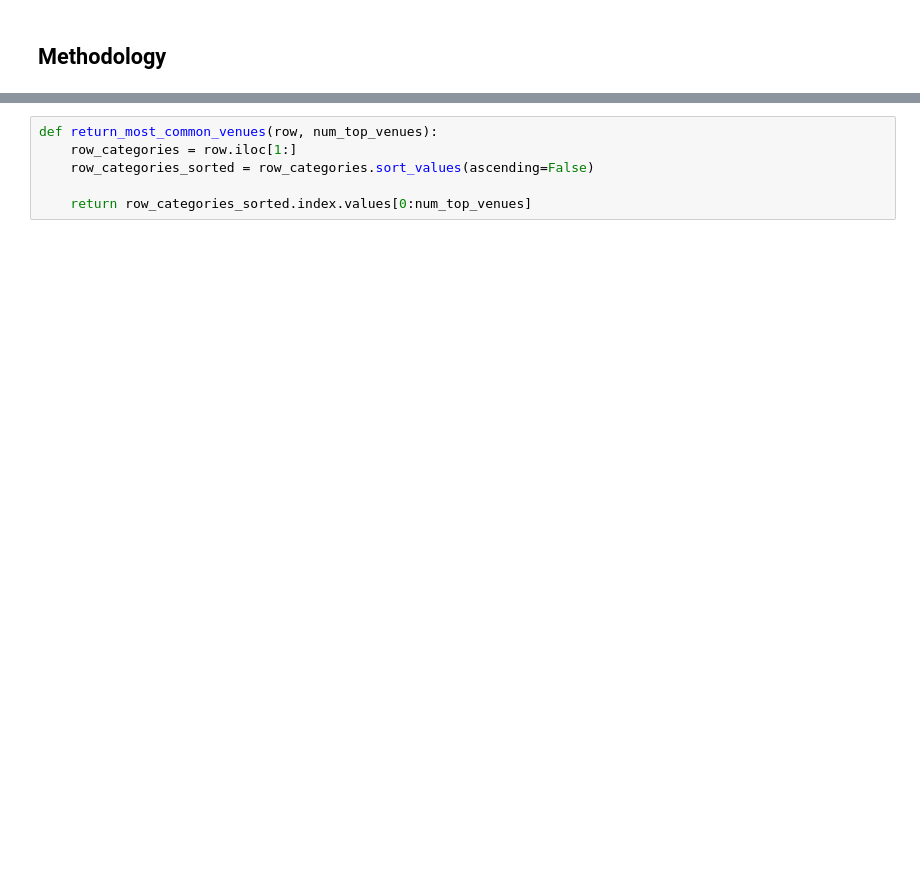
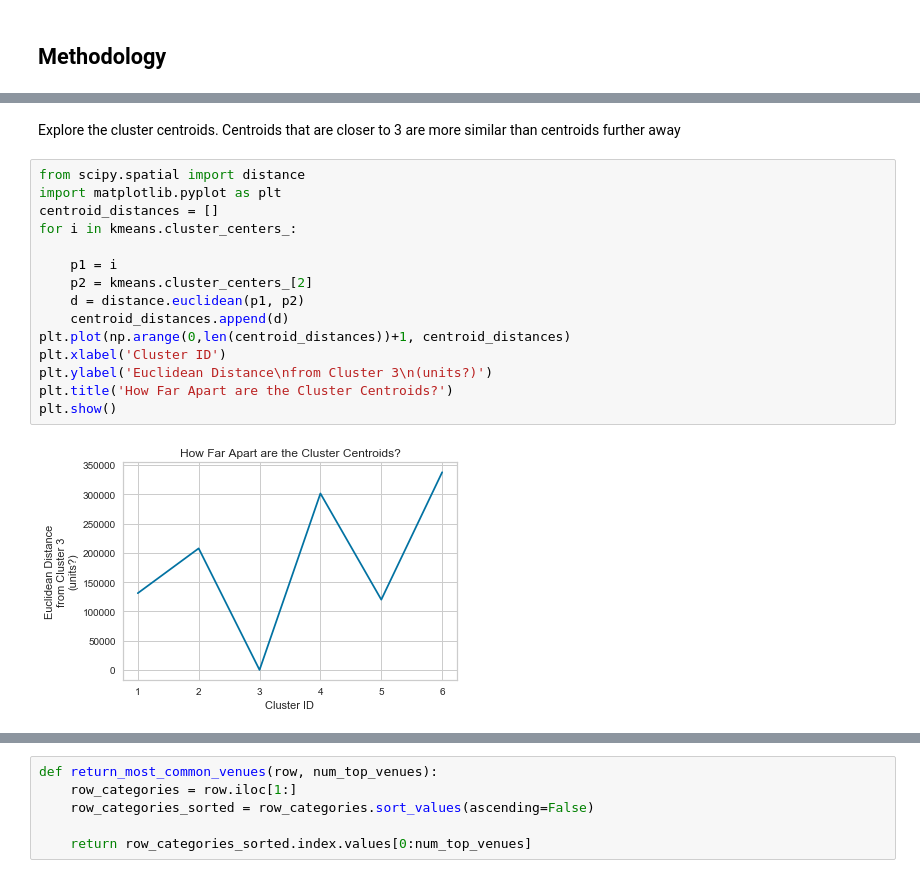
Before and after one commit to aaronoldre/coursera_applied_data_science, a Jupyter notebook: 9 applied_data_science/Capstone - Battle of the Neighborhoods.ipynb, the cells around one changed output, grey strips where cells are left out. Saved outputs shown, nothing was run; the diff lists cells and outputs as text; blank space fills up the shorter version.

```diff
--- a/9 applied_data_science/Capstone - Battle of the Neighborhoods.ipynb
+++ b/9 applied_data_science/Capstone - Battle of the Neighborhoods.ipynb
@@ -311,0 +463,19 @@ all_cities_grouped
+# %% [markdown]
+Explore the cluster centroids. Centroids that are closer to 3 are more similar than centroids further away
+# %%
+from scipy.spatial import distance
+import matplotlib.pyplot as plt
+centroid_distances = []
+for i in kmeans.cluster_centers_:
+
+    p1 = i
+    p2 = kmeans.cluster_centers_[2]
+    d = distance.euclidean(p1, p2)
+    centroid_distances.append(d)
+plt.plot(np.arange(0,len(centroid_distances))+1, centroid_distances)
+plt.xlabel('Cluster ID')
+plt.ylabel('Euclidean Distance\nfrom Cluster 3\n(units?)')
+plt.title('How Far Apart are the Cluster Centroids?')
+plt.show()
+# %% [output]
+[figure, added]
```
Also changed, not shown: parts of 96 cells of this notebook, 1 other file.
